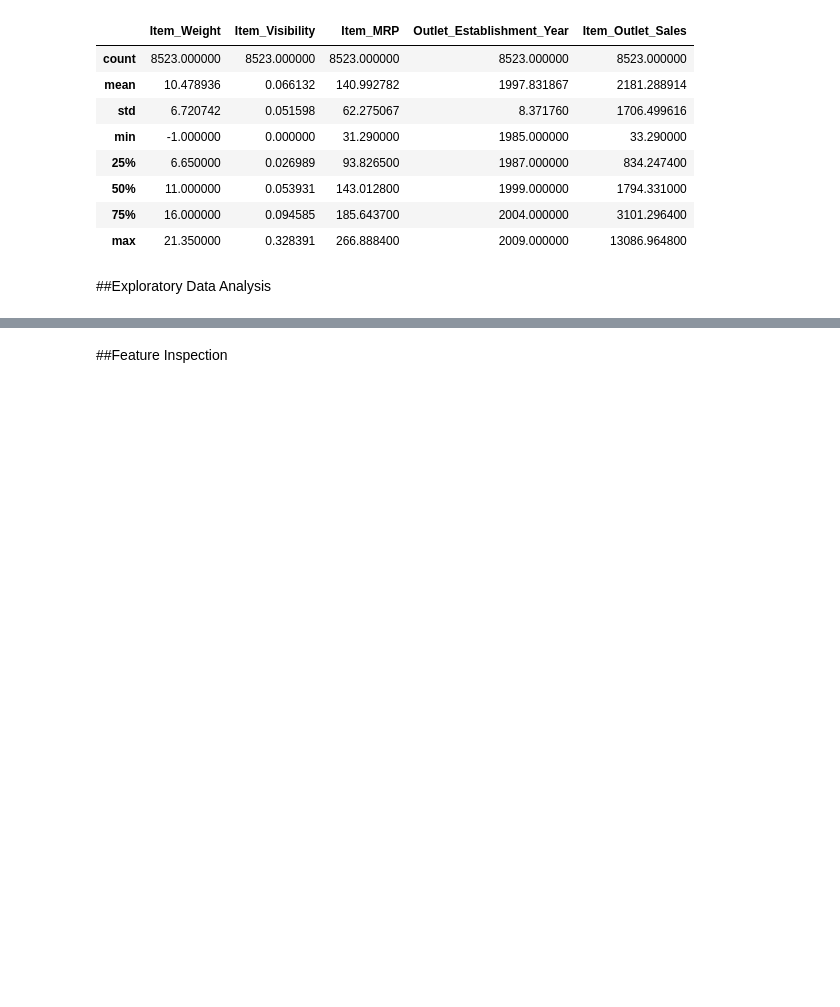
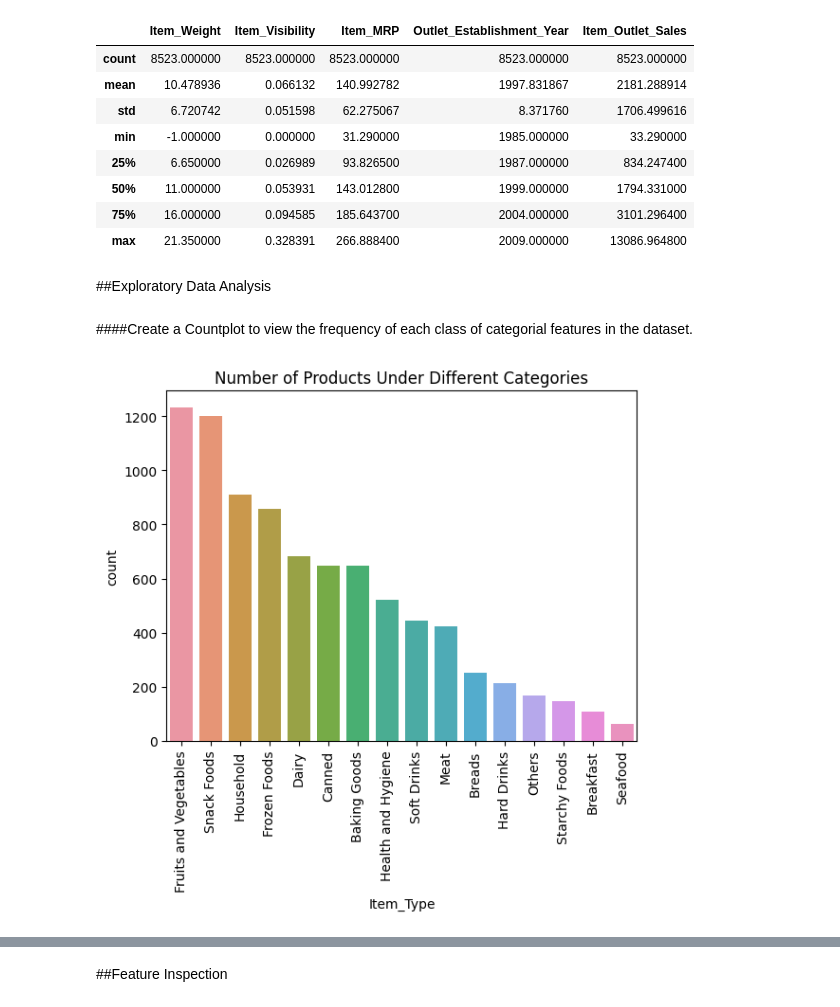
Before and after one commit to SpreeC/Prediction-of-Product-Sales, a Jupyter notebook: Prediction_of_Product_Sales.ipynb, the cells around one changed output, grey strips where cells are left out. Saved outputs shown, nothing was run; the diff lists cells and outputs as text; code cells hidden in the pictures; blank space fills up the shorter version.

```diff
--- a/Prediction_of_Product_Sales.ipynb
+++ b/Prediction_of_Product_Sales.ipynb
@@ -254,3 +257,16 @@ df[num_cols].describe()
 | max | 21.350000 | 0.328391 | 266.888400 | 2009.000000 | 13086.964800 |
 # %% [markdown]
 ##Exploratory Data Analysis
+# %% [markdown]
+####Create a Countplot to view the frequency of each class of categorial features in the dataset.
+# %%
+#Define the label order
+label_order = df['Item_Type'].value_counts().index
+#create a countplot with x='Item_Type' and order it
+ax = sns.countplot(data=df, x="Item_Type", order=label_order)
+#fix rotation of item types
+ax.tick_params(axis='x', rotation = 90);
+#set the title
+ax.set_title('Number of Products Under Different Categories');
+# %% [output]
+[figure, added]
```
Also changed, not shown: parts of 19 cells of this notebook.
